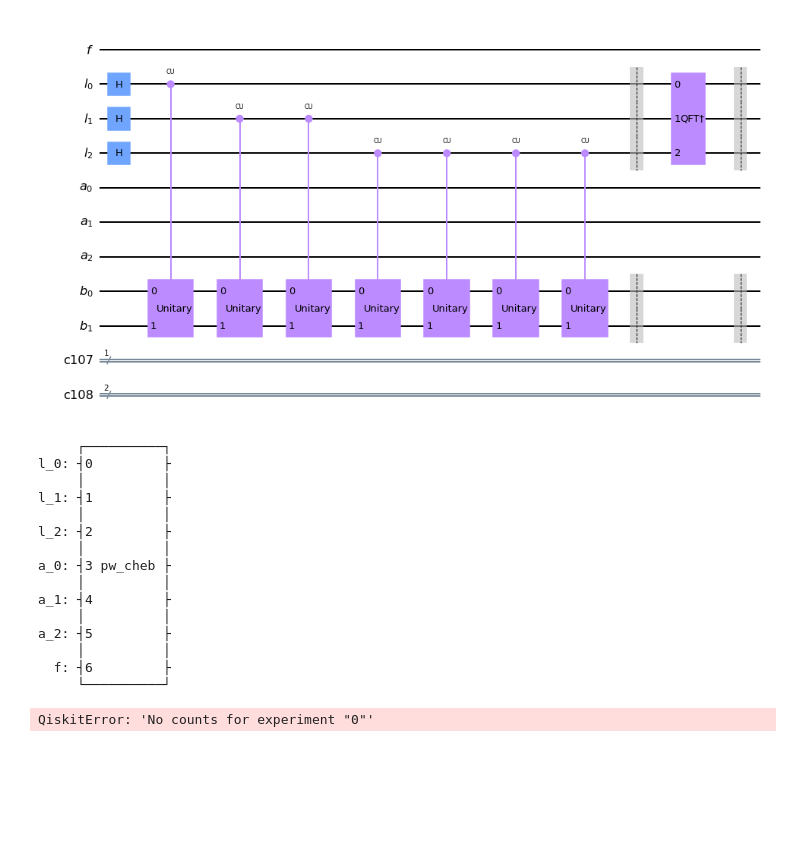
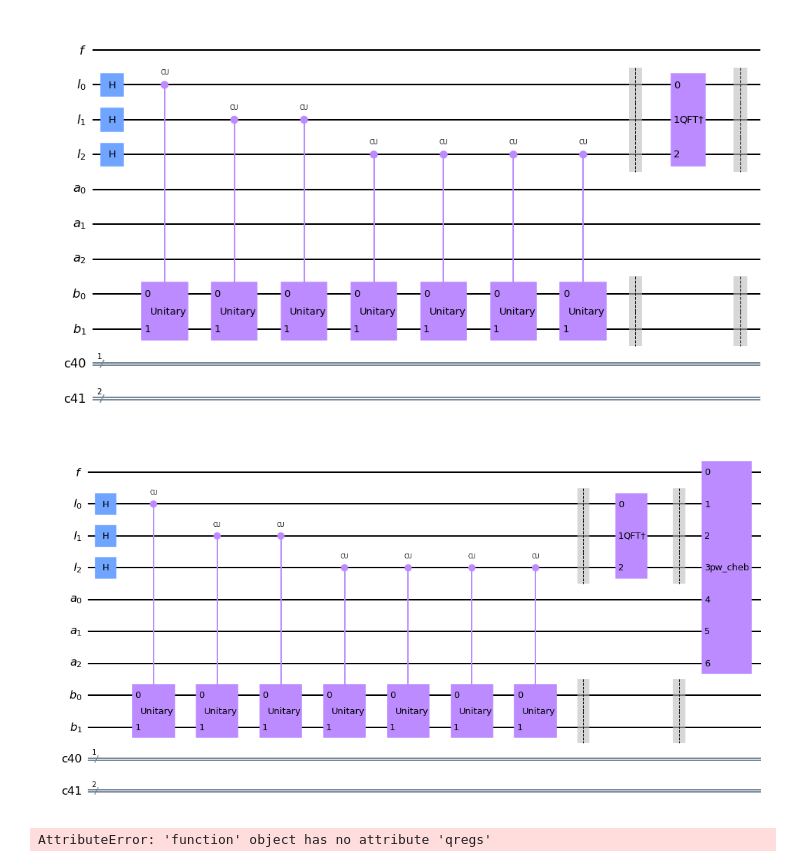
Before and after one commit to AllenGabrielMarchen/HHL_implementation, a Jupyter notebook: code.ipynb, the cells around one changed output. Cells and saved outputs as stored; diff of their text form; code cells hidden in the pictures; blank space fills up the shorter version.

```diff
--- a/code.ipynb
+++ b/code.ipynb
@@ -62,7 +62,7 @@ n_b = int(np.log2(U.shape[0]))
 backend = Aer.get_backend('aer_simulator')
 shots = 2048
 # %%
-def circuit(CU, b, n_l, n_f = 1):
+def circuit_init(CU, b, n_l, n_f = 1):
     nb = int(np.log2(b.shape))
     nl_rg = QuantumRegister(n_l, "l")
     nb_rg = QuantumRegister(n_b, "b")
@@ -117,18 +117,6 @@ def QPE(n_l,n_b,CU):
     # qc2 = qc.inverse()
     # display(qc2.draw(output = 'mpl'))
     return qc
-# %%
-qc_0 = circuit(CU, b, n_l, n_f = 1)
-#display(qc_0.draw(output = 'mpl'))
-qc_1 = QPE(n_l,n_b,CU)
-#display(qc_1.draw(output = 'mpl'))
-qc = qc_0 + qc_1
-display(qc.draw(output = 'mpl'))
-#qc_2 = qc_0.append(QPE(n_l,n_b,CU),[1,2,3,7,8])
-#print(qc_2)
-#display(qc_2.draw(output = 'mpl'))
-# %% [output]
-[figure, removed]
 # %%
 def QPE_dagger(n_l,n_b,CU):
     qc = QPE(n_l,n_b,CU)
@@ -150,25 +138,6 @@ def Eigenvalue_inversion(qc,nl):
     qc.append(pw_approximation,range(nl*2+1))
 
     return qc
-# %%
-qc = Eigenvalue_inversion(n_l)
-print(qc)
-# %% [output]
-     ┌──────────┐
-l_0: ┤0         ├
-     │          │
-l_1: ┤1         ├
-     │          │
-l_2: ┤2         ├
-     │          │
-a_0: ┤3 pw_cheb ├
-     │          │
-a_1: ┤4         ├
-     │          │
-a_2: ┤5         ├
-     │          │
-  f: ┤6         ├
-     └──────────┘
 # %%
 def measurement(n_l,n_b,CU,backend):
 
@@ -179,5 +148,19 @@ def measurement(n_l,n_b,CU,backend):
     answer = results.get_counts()
     #print(answer)
     #plot_histogram(answer, title="New Histogram")
-# %% [output]
-QiskitError: 'No counts for experiment "0"'
+# %%
+def seqential(CU,b,n_l,n_b):
+    init = circuit_init(CU, b, n_l, n_f = 1)
+    QPE_apply = QPE(n_l,n_b,CU)
+    qc = init + QPE_apply
+    display(qc.draw(output = 'mpl'))
+    qc = Eigenvalue_inversion(qc,n_l)
+    display(qc.draw(output = 'mpl'))
+    qc_1 = qc + QPE_dagger #compose를 이용해볼것.
+    #display(qc_1.draw(output = 'mpl'))
+# %%
+seqential(CU,b,n_l,n_b)
+# %% [output]
+[figure, added]
+[figure, added]
+AttributeError: 'function' object has no attribute 'qregs'
```
